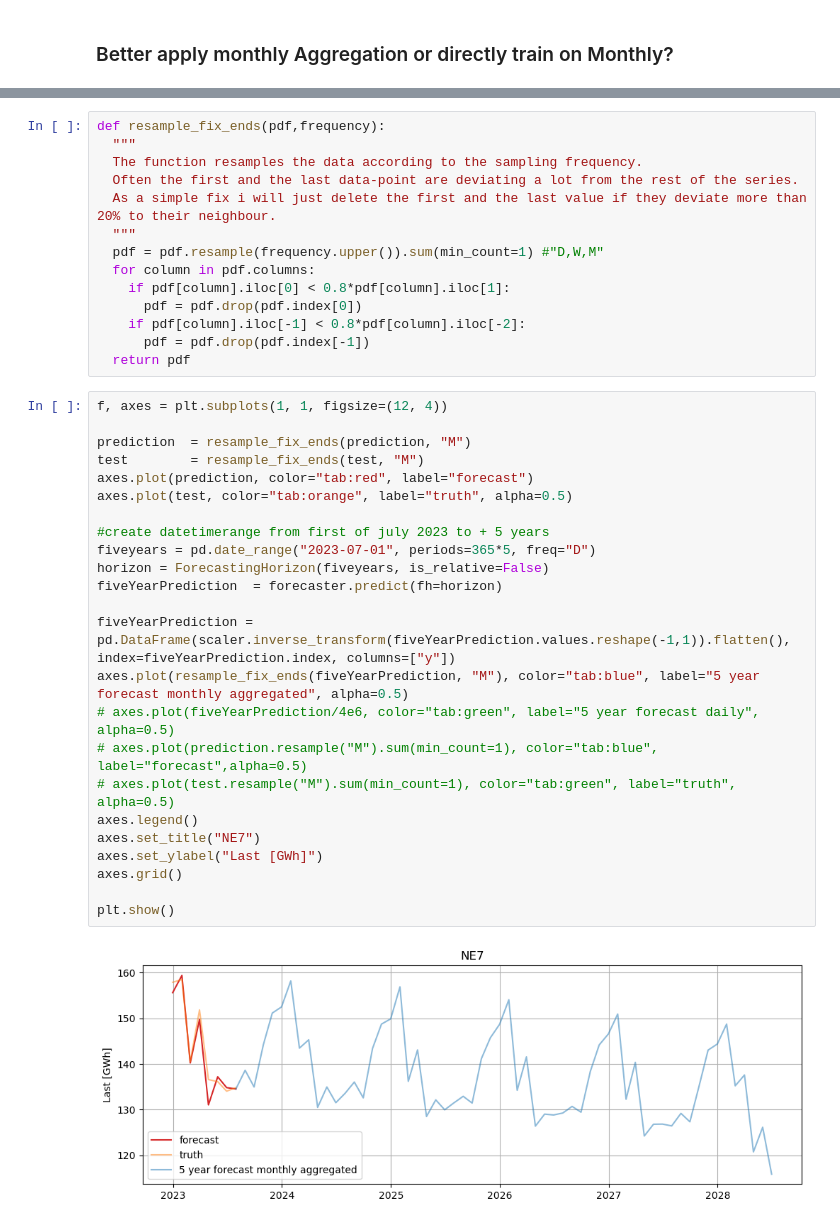
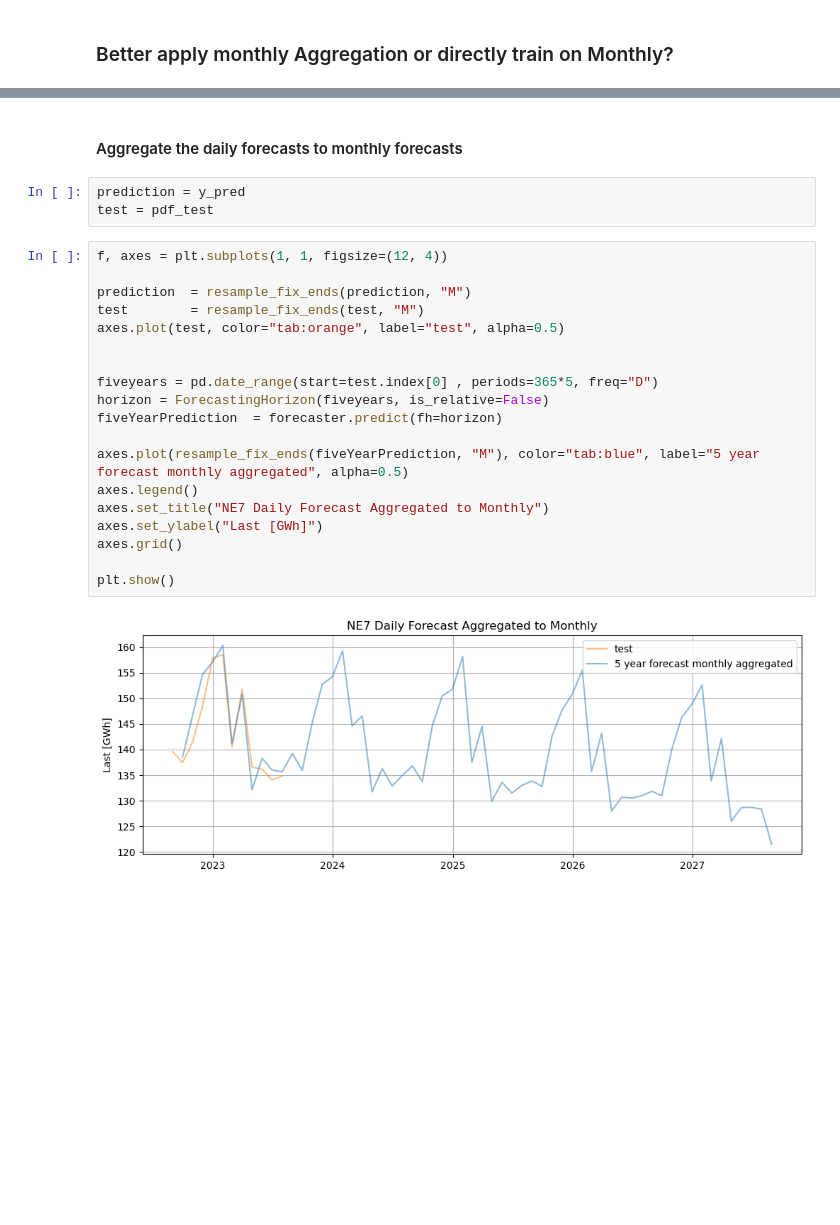
Before and after one commit to sbuse/ts_forecasting, a Jupyter notebook: mittelfristlastprognose/scripts_daily/STATS/sktime custom forecast.ipynb, the cells around one changed output, grey strips where cells are left out. Drawn from its saved outputs; the diff is of its cells as text; blank space fills up the shorter version.

```diff
--- a/mittelfristlastprognose/scripts_daily/STATS/sktime custom forecast.ipynb
+++ b/mittelfristlastprognose/scripts_daily/STATS/sktime custom forecast.ipynb
@@ -89,43 +88,29 @@ test.index = y_pred.index
-# %%
-def resample_fix_ends(pdf,frequency):
-  """
-  The function resamples the data according to the sampling frequency.
-  Often the first and the last data-point are deviating a lot from the rest of the series.
-  As a simple fix i will just delete the first and the last value if they deviate more than 20% to their neighbour.
-  """
-  pdf = pdf.resample(frequency.upper()).sum(min_count=1) #"D,W,M"
-  for column in pdf.columns:
-    if pdf[column].iloc[0] < 0.8*pdf[column].iloc[1]:
-      pdf = pdf.drop(pdf.index[0])
-    if pdf[column].iloc[-1] < 0.8*pdf[column].iloc[-2]:
-      pdf = pdf.drop(pdf.index[-1])
-  return pdf
+# %% [markdown]
+#### Aggregate the daily forecasts to monthly forecasts
+# %%
+prediction = y_pred
+test = pdf_test
 # %%
 f, axes = plt.subplots(1, 1, figsize=(12, 4))
 
 prediction  = resample_fix_ends(prediction, "M")
 test        = resample_fix_ends(test, "M")
-axes.plot(prediction, color="tab:red", label="forecast")
-axes.plot(test, color="tab:orange", label="truth", alpha=0.5)
+axes.plot(test, color="tab:orange", label="test", alpha=0.5)
 
-#create datetimerange from first of july 2023 to + 5 years
-fiveyears = pd.date_range("2023-07-01", periods=365*5, freq="D")
+
+fiveyears = pd.date_range(start=test.index[0] , periods=365*5, freq="D")
 horizon = ForecastingHorizon(fiveyears, is_relative=False)
 fiveYearPrediction  = forecaster.predict(fh=horizon)
 
-fiveYearPrediction = pd.DataFrame(scaler.inverse_transform(fiveYearPrediction.values.reshape(-1,1)).flatten(), index=fiveYearPrediction.index, columns=["y"])
 axes.plot(resample_fix_ends(fiveYearPrediction, "M"), color="tab:blue", label="5 year forecast monthly aggregated", alpha=0.5)
-# axes.plot(fiveYearPrediction/4e6, color="tab:green", label="5 year forecast daily", alpha=0.5)
-# axes.plot(prediction.resample("M").sum(min_count=1), color="tab:blue", label="forecast",alpha=0.5)
-# axes.plot(test.resample("M").sum(min_count=1), color="tab:green", label="truth", alpha=0.5)
 axes.legend()
-axes.set_title("NE7")
+axes.set_title("NE7 Daily Forecast Aggregated to Monthly")
 axes.set_ylabel("Last [GWh]")
 axes.grid()
 
 plt.show()
 # %% [output]
-[figure, old version]
+[figure, new version]
 # %%
 print(f"RMSE: {mean_squared_error(prediction.y.values, test.y.values, squared=False)}")
 # %% [output]
```
Also changed, not shown: parts of 17 cells of this notebook, 3 other files.
